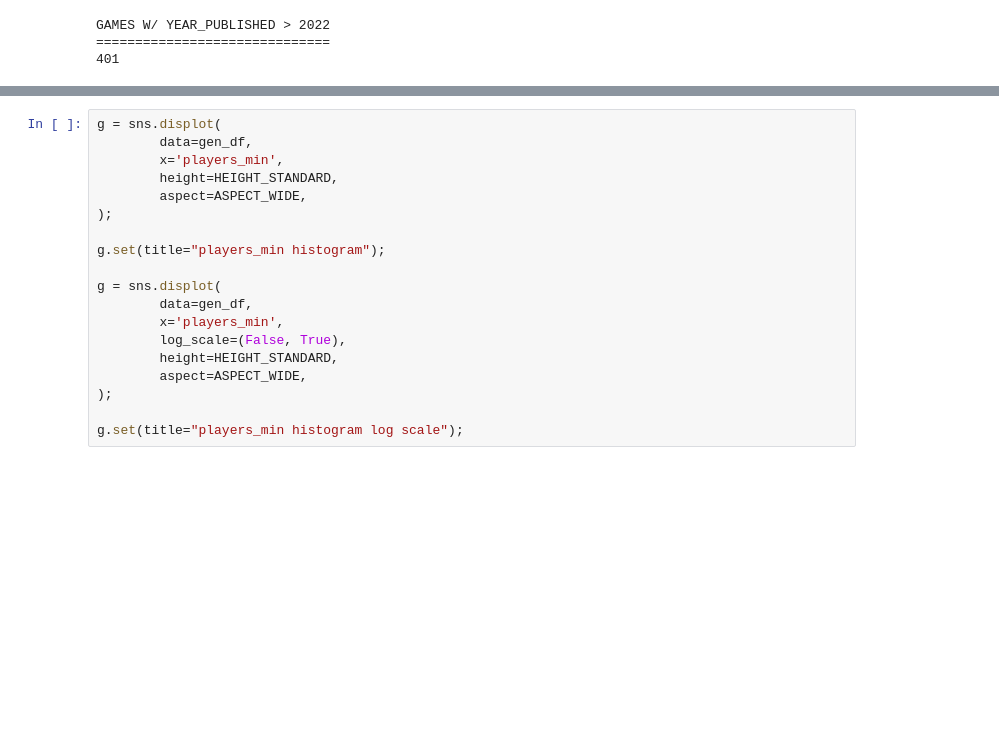
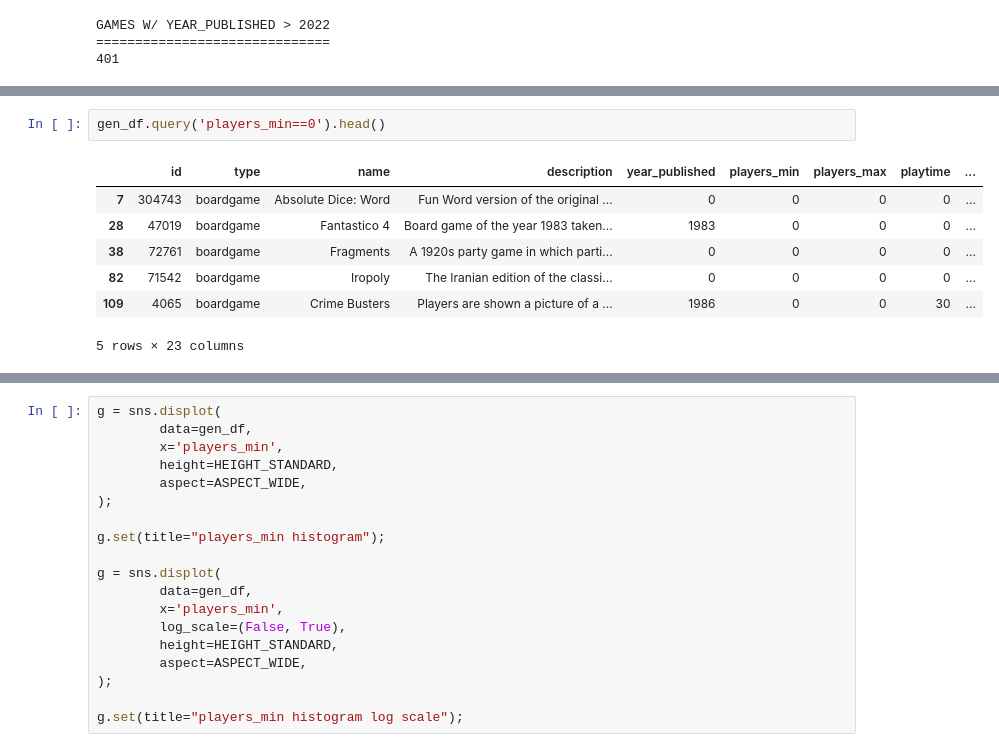
Before and after one commit to andrewKOwong/boardgames, a Jupyter notebook: analysis.ipynb, the cells around one changed output, grey strips where cells are left out. Saved outputs shown, nothing was run; the diff lists cells and outputs as text; blank space fills up the shorter version.

```diff
--- a/analysis.ipynb
+++ b/analysis.ipynb
@@ -430,0 +449,10 @@ GAMES W/ YEAR_PUBLISHED > 2022
+# %%
+gen_df.query('players_min==0').head()
+# %% [output]
+|  | id | type | name | description | year_published | players_min | players_max | playtime | ... |
+| 7 | 304743 | boardgame | Absolute Dice: Word | Fun Word version of the original ... | 0 | 0 | 0 | 0 | ... |
+| 28 | 47019 | boardgame | Fantastico 4 | Board game of the year 1983 taken... | 1983 | 0 | 0 | 0 | ... |
+| 38 | 72761 | boardgame | Fragments | A 1920s party game in which parti... | 0 | 0 | 0 | 0 | ... |
+| 82 | 71542 | boardgame | Iropoly | The Iranian edition of the classi... | 0 | 0 | 0 | 0 | ... |
+| 109 | 4065 | boardgame | Crime Busters | Players are shown a picture of a ... | 1986 | 0 | 0 | 30 | ... |
+5 rows × 23 columns
```
Also changed, not shown: parts of 8 cells of this notebook.
